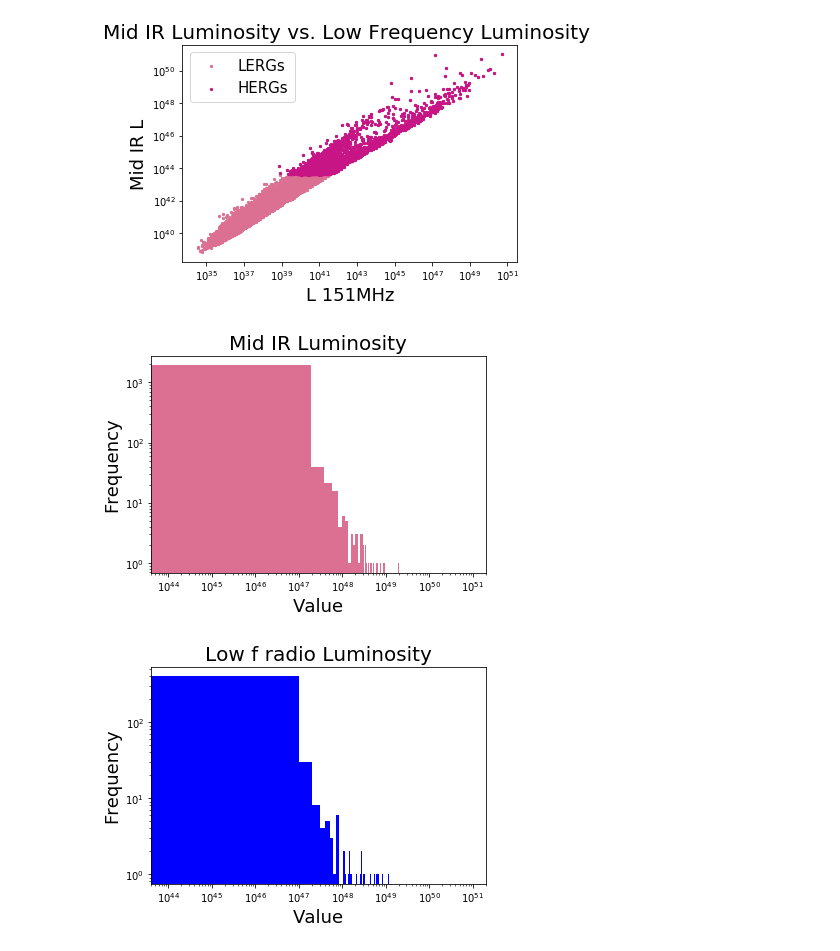
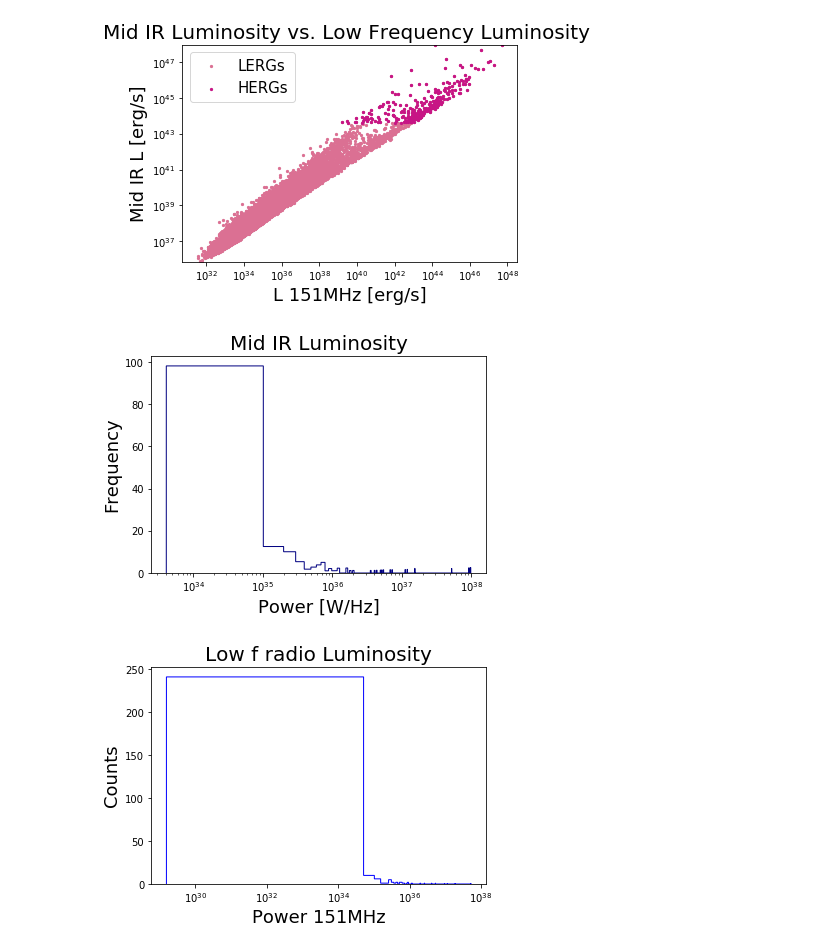
Before and after one commit to gfabj/Oxford-Research, a Jupyter notebook: LOFAR_project.ipynb, the cells around one changed output. Cells and saved outputs as stored; diff of their text form; code cells hidden in the pictures.

Commit message:
Units adjusted

```diff
--- a/LOFAR_project.ipynb
+++ b/LOFAR_project.ipynb
@@ -36,11 +37,12 @@ ILTJ121409.60+543135.8    312.767878186411 ...                2.9068
 ILTJ120623.00+524239.7  1175.2577634385273 ...                0.6924
 Length = 48616 rows
 # %%
-hdul = fits.open('Adjusted.fits')
+hdul = fits.open('adjusted.fits')
 data = hdul[1].data
 flux_tot = data.field('Total_flux') # Obtain the total flux column
 z = data.field('z_best') # Obtain redshift column
 Flux_22 = data.field('w4Flux') # Obtain 22 microns flux
+Flux_g = data.field('gFApflux') # Obtain flux for g band
 # %%
 #Import package in order to get the function for Luminosity
 
@@ -54,10 +57,11 @@ Lum_d = array(cosmo.luminosity_distance([flux_tot])*3.08567758e24) ### Last numb
 # %%
 # Luminosity based on redshift and distance
 def power(d,f,z):
-    P = (4*pi*(d)**2*f*1e-20/(1+z))
+    P = (4*pi*(d)**2*f*1e-23/(1+z))
     return P
 Pw22 = (power(Lum_d,Flux_22,z))
 Pw = (power(Lum_d,flux_tot,z)*(1+z)**(-0.7))
+Pw_g  = (power(Lum_dG,Flux_g,z))
 # %%
 adj = np.where(Pw22>=4e43)
 adj1 = np.where(Pw>=4e43)
@@ -68,47 +72,50 @@ Pw_adj1 = array((Pw[adj1]))
 #for j in range(len(Pw)):
     #Limit.append(4e43)
 
+
 #logPlot = plt.gca()
 #logPlot.loglog(Pw,Limit,'r--',c='black')
-plt.scatter(Pw,Pw22,s =5, c='palevioletred',label='LERGs')
-plt.scatter(Pw_adj1,Pw_adj,s =5,c='mediumvioletred',label='HERGs')
+plt.scatter(Pw, Pw22,s =5, c='palevioletred',label='LERGs')
+plt.scatter(Pw_adj1 ,Pw_adj ,s =5 ,c='mediumvioletred',label='HERGs')
 plt.yscale('log')
 plt.xscale('log')
+plt.ylim(0,1e48)
 plt.title('Mid IR Luminosity vs. Low Frequency Luminosity ',fontsize = 20)
 plt.legend(loc=2, prop={'size': 15})
-plt.xlabel('L 151MHz', fontsize = 18)
-plt.ylabel('Mid IR L', fontsize = 18)
+plt.xlabel('L 151MHz [erg/s]', fontsize = 18)
+plt.ylabel('Mid IR L [erg/s]', fontsize = 18)
 plt.show()
 # %% [output]
-[figure, old version]
+[figure, new version]
+# %%
+## Convert erg to J >>> WHz^-1
+L_low_f = Pw_adj1*1e-10
+L_mid_IR = Pw_adj*1e-10
+
+z_new  = z[:287,]
 # %%
 import plotly.plotly as py
-# Learn about API authentication here: https://plot.ly/python/getting-started
-# Find your api_key here: https://plot.ly/settings/api
-
-
-plt.hist(Pw_adj, color= "palevioletred", bins = 5000)
+plt.hist(L_mid_IR, weights = z_new, color= "navy", bins = 1000, histtype = 'step')
 plt.title("Mid IR Luminosity", fontsize = 20)
-plt.xlabel("Value", fontsize= 18)
+plt.xlabel("Power [W/Hz]", fontsize= 18)
 plt.ylabel("Frequency", fontsize = 18)
 plt.xscale('log')
-plt.yscale('log')
+#plt.yscale('log')
+#plt.xlim(0,1e37)
 rwidth=20
-plt.xlim(0,0.2e52)
 fig = plt.gcf()
 # %% [output]
-[figure, old version]
+[figure, new version]
 # %%
-plt.hist(Pw_adj1, color= "blue", bins = 5000)
+plt.hist(L_low_f, color= "blue", bins = 1000,histtype = 'step')
 plt.title("Low f radio Luminosity", fontsize = 20)
-plt.xlabel("Value", fontsize= 18)
-plt.ylabel("Frequency", fontsize = 18)
+plt.xlabel("Power 151MHz", fontsize= 18)
+plt.ylabel("Counts", fontsize = 18)
 plt.xscale('log')
-plt.yscale('log')
-rwidth=20
-plt.xlim(0,0.2e52)
+#plt.xlim(1e34,1e36)
+rwidth=50
 fig = plt.gcf()
 # %% [output]
-[figure, old version]
+[figure, new version]
 # %%
 #Pw_adj.tolist()
```
Also changed, not shown: parts of 10 cells of this notebook.
